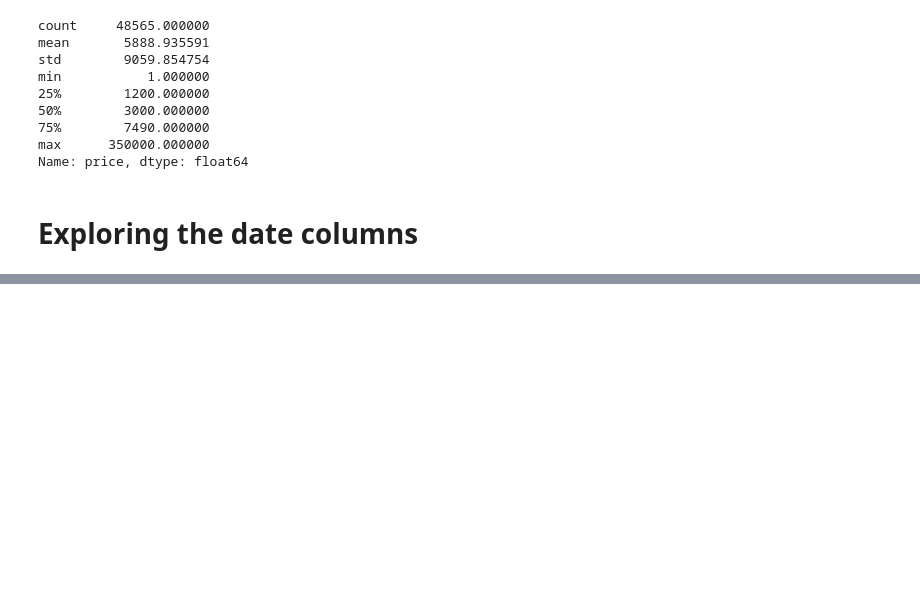
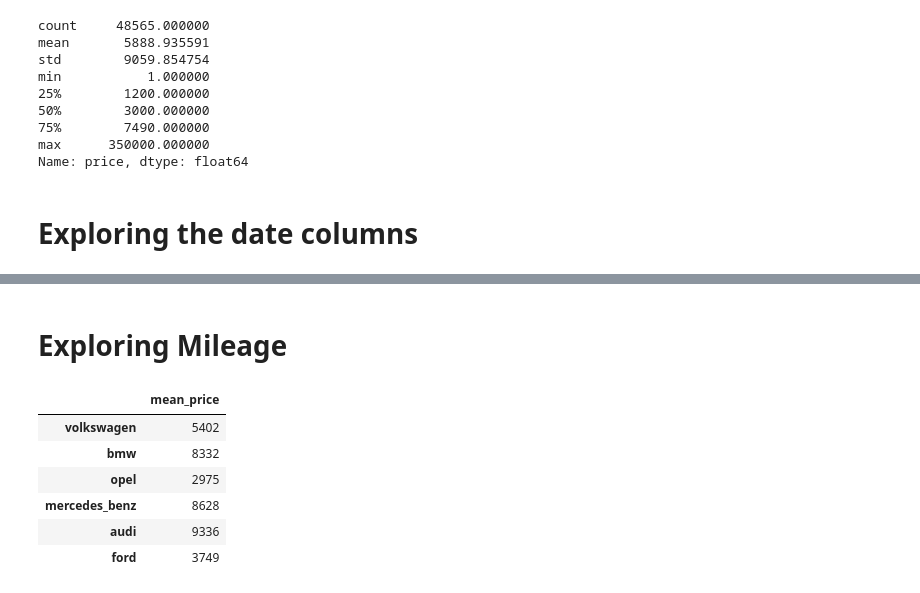
Before and after one commit to dancanyego/Exploring-eBay-Car-Sales-Data, a Jupyter notebook: Exploring car listing on ebay.ipynb, the cells around one changed output, grey strips where cells are left out. Saved outputs shown, nothing was run; the diff lists cells and outputs as text; code cells hidden in the pictures; blank space fills up the shorter version.

Commit message:
data explore mileage

```diff
--- a/Exploring car listing on ebay.ipynb
+++ b/Exploring car listing on ebay.ipynb
@@ -467,0 +466,14 @@ On the top 5 brand, There are distinct price groups
+# %% [markdown]
+# Exploring Mileage
+# %%
+
+bmp_series = pd.Series(brand_mean_prices)
+pd.DataFrame(bmp_series, columns=["mean_price"])
+# %% [output]
+|  | mean_price |
+| volkswagen | 5402 |
+| bmw | 8332 |
+| opel | 2975 |
+| mercedes_benz | 8628 |
+| audi | 9336 |
+| ford | 3749 |
```
Also changed, not shown: parts of 43 cells of this notebook.
